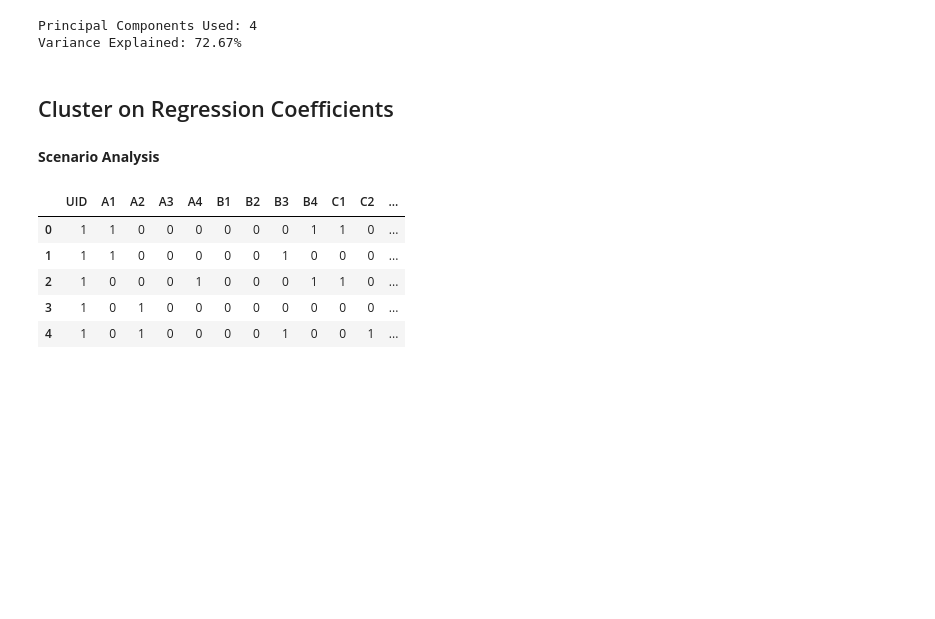
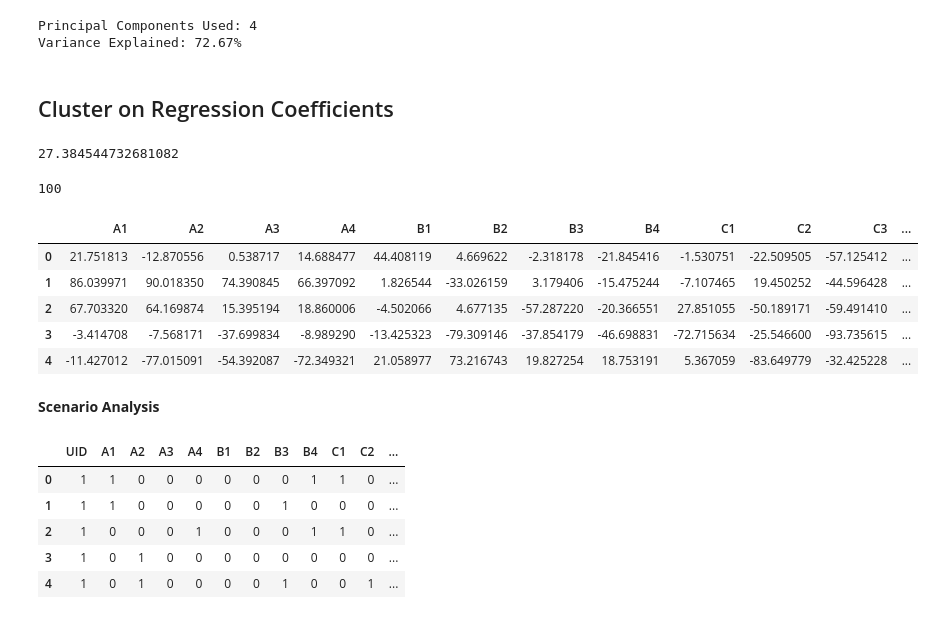
Before and after one commit to EricPostMaster/market-research-private, a Jupyter notebook: Individual_Models.ipynb, the cells around one changed output. Saved outputs shown, nothing was run; the diff lists cells and outputs as text; code cells hidden in the pictures; blank space fills up the shorter version.

```diff
--- a/Individual_Models.ipynb
+++ b/Individual_Models.ipynb
@@ -604,6 +611,23 @@ cls_averages_all = pd.concat([cls_averages_all, all_obs_df], axis=1)
 cls_averages_all.to_excel(writer, sheet_name="Cluster Avgs and StDevs")
 
 writer.save()
+# %%
+op.loc[:,'Const'].mean()
+# %% [output]
+27.384544732681082
+# %%
+len(op)
+# %% [output]
+100
+# %%
+df_cl.head()
+# %% [output]
+|  | A1 | A2 | A3 | A4 | B1 | B2 | B3 | B4 | C1 | C2 | C3 | ... |
+| 0 | 21.751813 | -12.870556 | 0.538717 | 14.688477 | 44.408119 | 4.669622 | -2.318178 | -21.845416 | -1.530751 | -22.509505 | -57.125412 | ... |
+| 1 | 86.039971 | 90.018350 | 74.390845 | 66.397092 | 1.826544 | -33.026159 | 3.179406 | -15.475244 | -7.107465 | 19.450252 | -44.596428 | ... |
+| 2 | 67.703320 | 64.169874 | 15.395194 | 18.860006 | -4.502066 | 4.677135 | -57.287220 | -20.366551 | 27.851055 | -50.189171 | -59.491410 | ... |
+| 3 | -3.414708 | -7.568171 | -37.699834 | -8.989290 | -13.425323 | -79.309146 | -37.854179 | -46.698831 | -72.715634 | -25.546600 | -93.735615 | ... |
+| 4 | -11.427012 | -77.015091 | -54.392087 | -72.349321 | 21.058977 | 73.216743 | 19.827254 | 18.753191 | 5.367059 | -83.649779 | -32.425228 | ... |
 # %%
 # This is for making the letter-based regression dynamic
 
```
Also changed, not shown: parts of 1 cell of this notebook.
